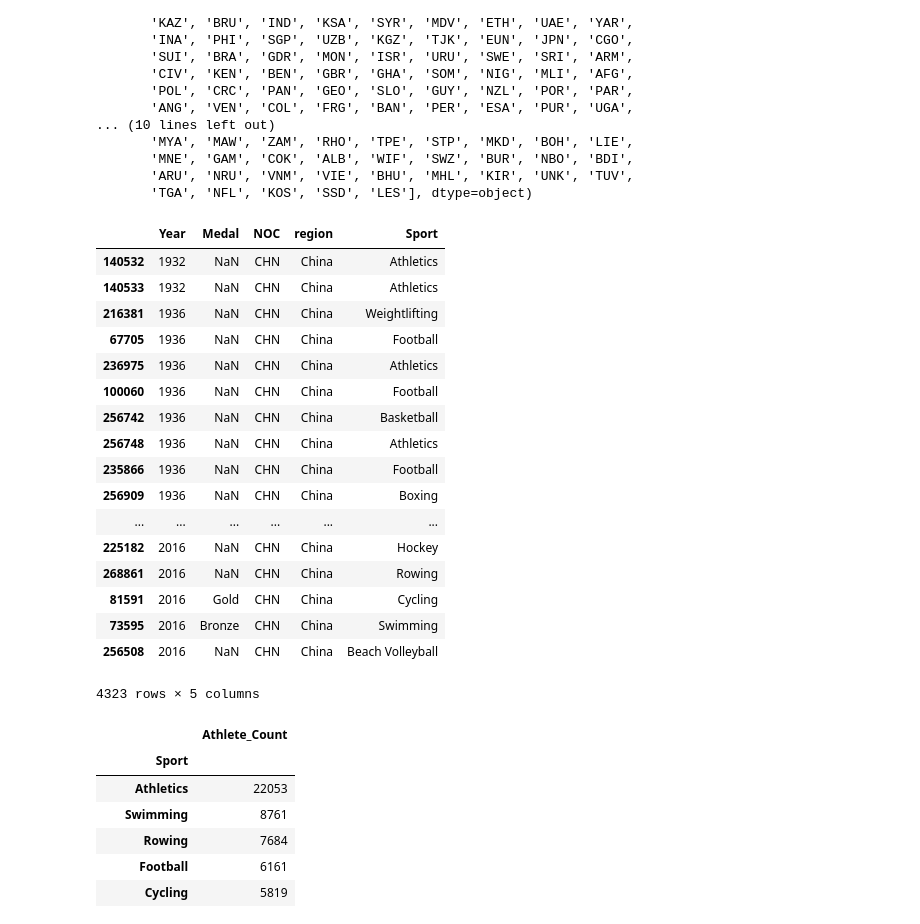
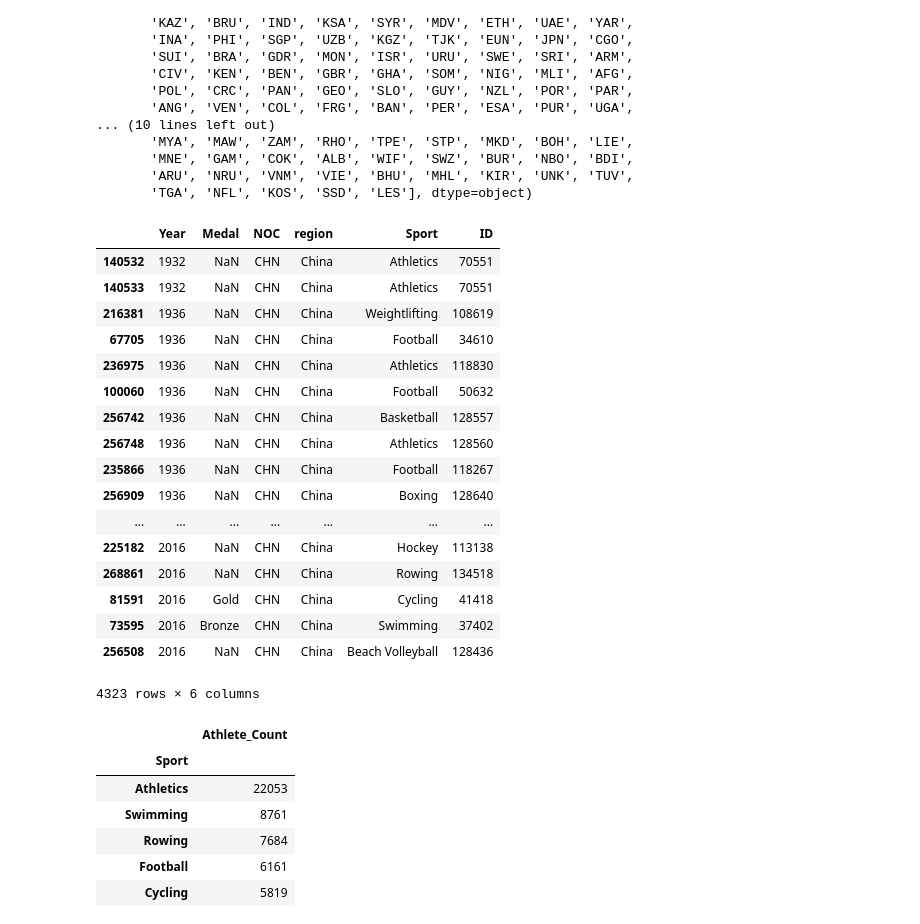
Before and after one commit to scimas/olympians, a Jupyter notebook: data-preprocessing.ipynb, the cells around one changed output. Drawn from its saved outputs; the diff is of its cells as text; code cells hidden in the pictures.

```diff
--- a/data-preprocessing.ipynb
+++ b/data-preprocessing.ipynb
@@ -60,25 +62,25 @@ array(['CHN', 'DEN', 'NED', 'FIN', 'NOR', 'ROU', 'EST', 'FRA', 'MAR',
        'ARU', 'NRU', 'VNM', 'VIE', 'BHU', 'MHL', 'KIR', 'UNK', 'TUV',
        'TGA', 'NFL', 'KOS', 'SSD', 'LES'], dtype=object)
 # %%
-df[df['NOC'] == 'CHN'][['Year', 'Medal', 'NOC', 'region', 'Sport']].sort_values('Year')
+df[df['NOC'] == 'CHN'][['Year', 'Medal', 'NOC', 'region', 'Sport', 'ID']].sort_values('Year')
 # %% [output]
-|  | Year | Medal | NOC | region | Sport |
-| 140532 | 1932 | NaN | CHN | China | Athletics |
-| 140533 | 1932 | NaN | CHN | China | Athletics |
-| 216381 | 1936 | NaN | CHN | China | Weightlifting |
-| 67705 | 1936 | NaN | CHN | China | Football |
-| 236975 | 1936 | NaN | CHN | China | Athletics |
-| 100060 | 1936 | NaN | CHN | China | Football |
-| 256742 | 1936 | NaN | CHN | China | Basketball |
-| 256748 | 1936 | NaN | CHN | China | Athletics |
-| 235866 | 1936 | NaN | CHN | China | Football |
-| 256909 | 1936 | NaN | CHN | China | Boxing |
-| ... | ... | ... | ... | ... | ... |
-| 225182 | 2016 | NaN | CHN | China | Hockey |
-| 268861 | 2016 | NaN | CHN | China | Rowing |
-| 81591 | 2016 | Gold | CHN | China | Cycling |
-| 73595 | 2016 | Bronze | CHN | China | Swimming |
-| 256508 | 2016 | NaN | CHN | China | Beach Volleyball |
+|  | Year | Medal | NOC | region | Sport | ID |
+| 140532 | 1932 | NaN | CHN | China | Athletics | 70551 |
+| 140533 | 1932 | NaN | CHN | China | Athletics | 70551 |
+| 216381 | 1936 | NaN | CHN | China | Weightlifting | 108619 |
+| 67705 | 1936 | NaN | CHN | China | Football | 34610 |
+| 236975 | 1936 | NaN | CHN | China | Athletics | 118830 |
+| 100060 | 1936 | NaN | CHN | China | Football | 50632 |
+| 256742 | 1936 | NaN | CHN | China | Basketball | 128557 |
+| 256748 | 1936 | NaN | CHN | China | Athletics | 128560 |
+| 235866 | 1936 | NaN | CHN | China | Football | 118267 |
+| 256909 | 1936 | NaN | CHN | China | Boxing | 128640 |
+| ... | ... | ... | ... | ... | ... | ... |
+| 225182 | 2016 | NaN | CHN | China | Hockey | 113138 |
+| 268861 | 2016 | NaN | CHN | China | Rowing | 134518 |
+| 81591 | 2016 | Gold | CHN | China | Cycling | 41418 |
+| 73595 | 2016 | Bronze | CHN | China | Swimming | 37402 |
+| 256508 | 2016 | NaN | CHN | China | Beach Volleyball | 128436 |
-4323 rows × 5 columns
+4323 rows × 6 columns
 # %%
 for country in df['NOC'].unique():
```
Also changed, not shown: parts of 2 cells of this notebook, 5 other files.
